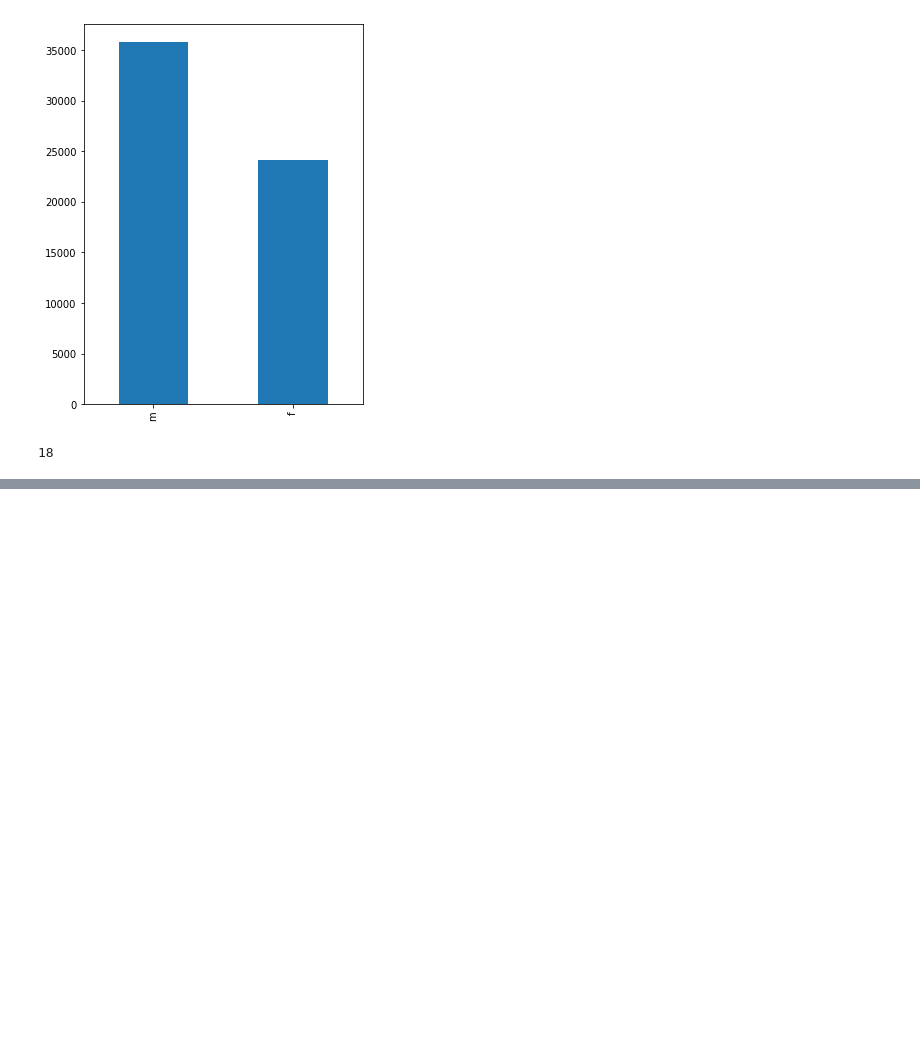
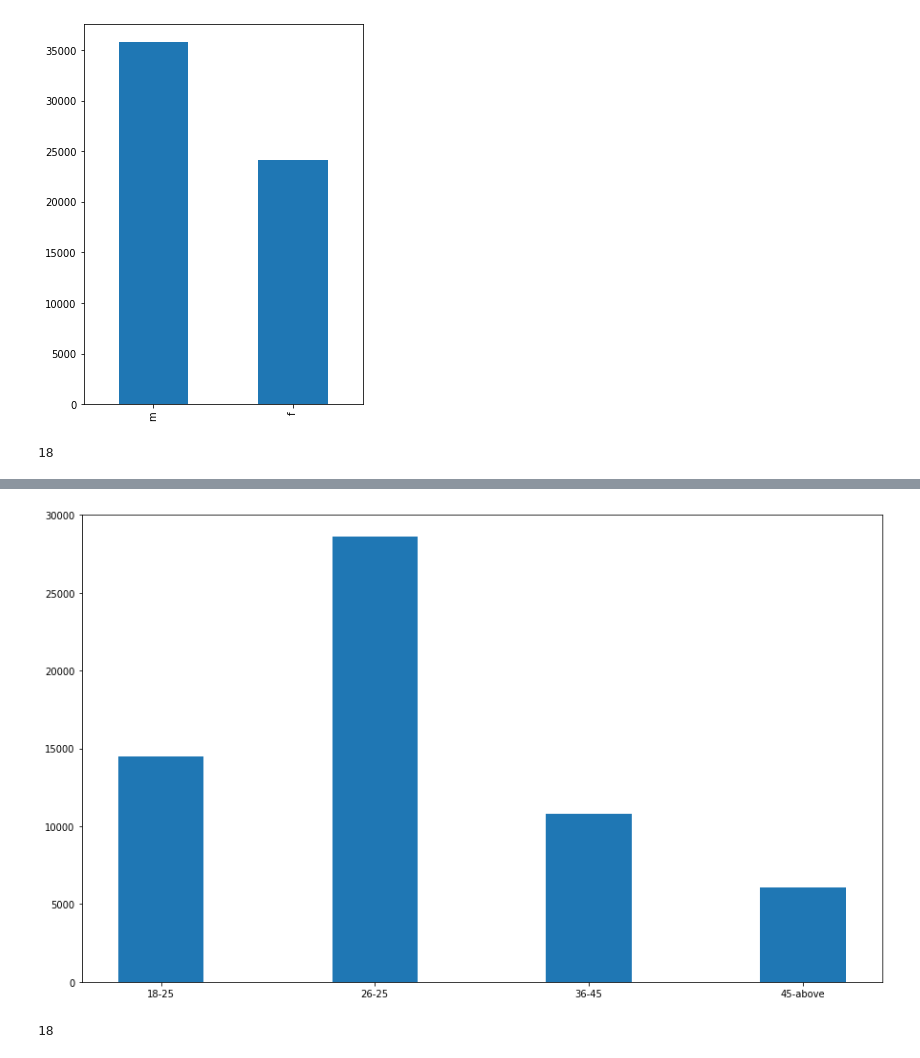
Before and after one commit to subhamyadav580/Data_analysis_of_dating_site_Dataset, a Jupyter notebook: dating_skeleton.ipynb, the cells around one changed output, grey strips where cells are left out. Cells and saved outputs as stored; diff of their text form; code cells hidden in the pictures; blank space fills up the shorter version.

Commit message:
adding some more visualization

```diff
--- a/dating_skeleton.ipynb
+++ b/dating_skeleton.ipynb
@@ -167,5 +129,0 @@ age4 = [x for x in data['45-above'] if x == 'Yes']
-# %%
-data = {'18-25':len(age1), '26-25':len(age2), '35-45':len(age3),
-        '45-above':len(age4)}
-ageType = list(data.keys())
-count = list(data.values())
@@ -177,0 +132,2 @@ plt.show()
+# %%
+data['36-45']=data['age'].apply(lambda x: 'Yes' if x <= 45 and x > 35 else 'No')
@@ -177,0 +164,2 @@ plt.show()
+# %%
+age3 = [x for x in data['36-45'] if x == 'Yes']
@@ -177,0 +168,15 @@ plt.show()
+# %%
+dataPlot = {'18-25':len(age1), '26-25':len(age2), '36-45':len(age3),
+        '45-above':len(age4)}
+ageType = list(dataPlot.keys())
+count = list(dataPlot.values())
+# %%
+plt.figure(figsize=(15,9))
+plt.bar(ageType, count, width = 0.4)
+plt.show()
+# %% [output]
+[figure, added]
+# %%
+data.diet.nunique()
+# %% [output]
+18
```
Also changed, not shown: parts of 43 cells of this notebook.
